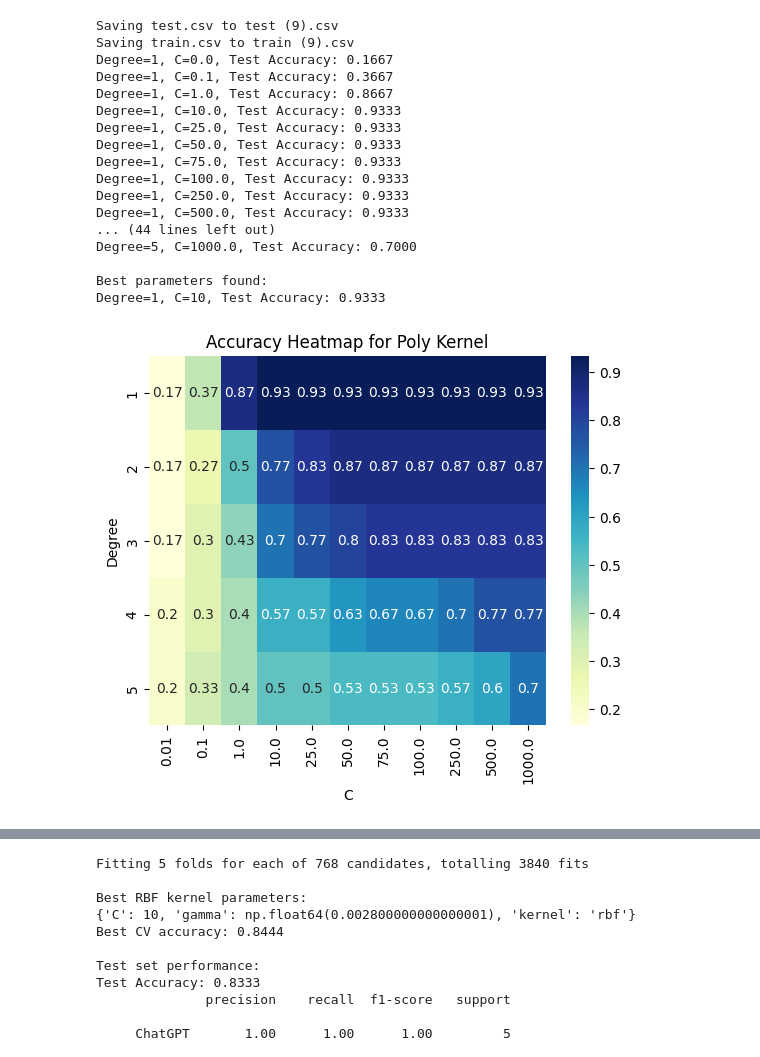
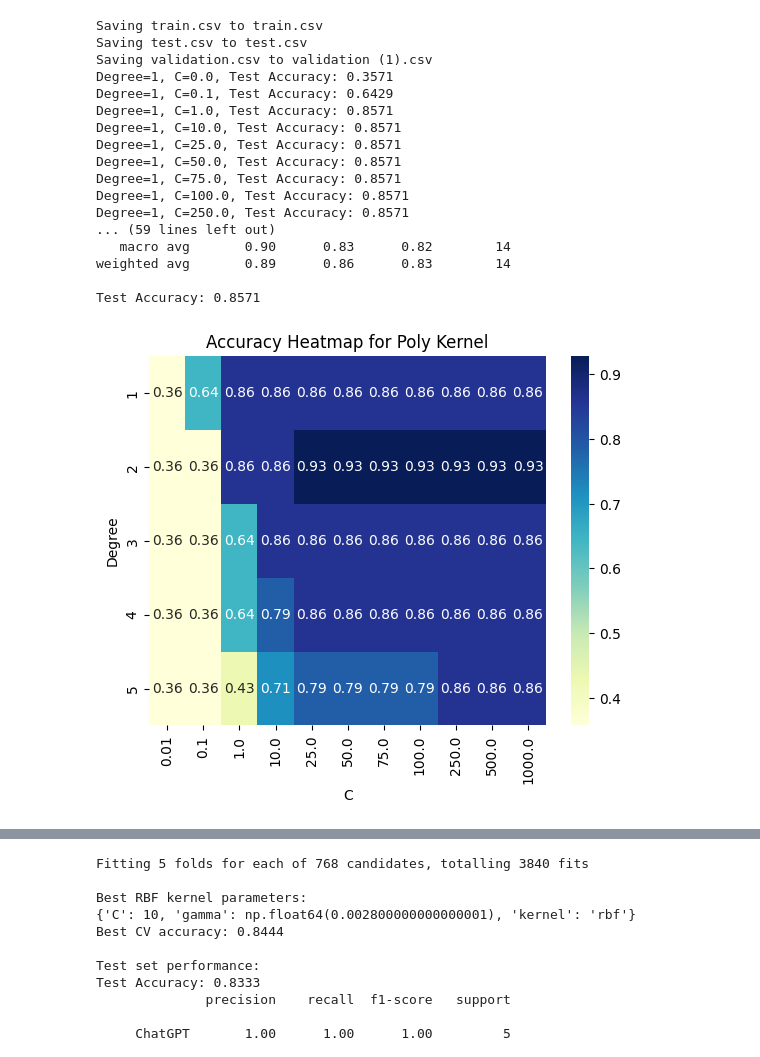
Before and after one commit to DurinMMII/coll400, a Jupyter notebook: sortedData/Support_Vector_Model.ipynb, the cells around one changed output, grey strips where cells are left out. Drawn from its saved outputs; the diff is of its cells as text; code cells hidden in the pictures.

```diff
--- a/sortedData/Support_Vector_Model.ipynb
+++ b/sortedData/Support_Vector_Model.ipynb
@@ -24,12 +24,17 @@ data = pd.concat([train, test], axis=0)
 X = data.drop(columns=['Label'])
 y = data['Label']
 
-# Create a single train/test split
-X_train, X_test, y_train, y_test = train_test_split(X, y, test_size=0.4, random_state=123)
+# First, split into training+validation and test sets
+X_temp, X_test, y_temp, y_test = train_test_split(X, y, test_size=0.2, random_state=123, stratify=y)
+
+# Then split the temp (80%) into training and validation
+X_train, X_val, y_train, y_val = train_test_split(X_temp, y_temp, test_size=0.25, random_state=123, stratify=y_temp)
+# 0.25 x 0.8 = 0.2 ⇒ 60% train, 20% val, 20% test
 
 # Scale the data
 scaler = StandardScaler()
 X_train_scaled = scaler.fit_transform(X_train)
+X_val_scaled = scaler.transform(X_val)
 X_test_scaled = scaler.transform(X_test)
 
 # Initialize variables to track the best model and its accuracy
@@ -50,52 +55,63 @@ for degree in degree_range:
         model = SVC(kernel='poly', degree=degree, C=C, random_state=123)
 
         # Train the model on the scaled training data
         model.fit(X_train_scaled, y_train)
 
-        # Predict on the test set and calculate accuracy
-        y_pred = model.predict(X_test_scaled)
-        accuracy = accuracy_score(y_test, y_pred)
+        # Predict on the validation set and calculate accuracy
+        y_val_pred = model.predict(X_val_scaled)
+        accuracy = accuracy_score(y_val, y_val_pred)
+
 
         print(f"Degree={degree}, C={C:.1f}, Test Accuracy: {accuracy:.4f}")
 
         # Store the score
         scores.append([degree, C, accuracy])
 
         # Update the best parameters if current model is better
         if accuracy > best_accuracy:
             best_accuracy = accuracy
             best_params['degree'] = degree
             best_params['C'] = C
 
 # Output the best results
 print("\nBest parameters found:")
-print(f"Degree={best_params['degree']}, C={best_params['C']}, Test Accuracy: {best_accuracy:.4f}")
+print(f"Degree={degree}, C={C:.1f}, Validation Accuracy: {accuracy:.4f}")
+
+# Retrain best model on full training set
+final_model = SVC(kernel='poly', degree=best_params['degree'], C=best_params['C'], random_state=123)
+final_model.fit(X_train_scaled, y_train)
+
+# Test on held-out test set
+y_test_pred = final_model.predict(X_test_scaled)
+print("\nFinal model on TEST set:")
+print(classification_report(y_test, y_test_pred))
+print(f"Test Accuracy: {accuracy_score(y_test, y_test_pred):.4f}")
 
 # After collecting scores show heatmap of results for this kernel
 results = pd.DataFrame(scores, columns=['Degree', 'C', 'Accuracy'])
 # Use pivot_table if using pandas version < 1.1.0
 heatmap_data = results.pivot_table(index='Degree', columns='C', values='Accuracy')
 sns.heatmap(heatmap_data, annot=True, cmap='YlGnBu')
 plt.title('Accuracy Heatmap for Poly Kernel')
 plt.show()
 # %% [output]
 [interactive output not drawn]
-Saving test.csv to test (9).csv
-Saving train.csv to train (9).csv
-Degree=1, C=0.0, Test Accuracy: 0.1667
-Degree=1, C=0.1, Test Accuracy: 0.3667
-Degree=1, C=1.0, Test Accuracy: 0.8667
-Degree=1, C=10.0, Test Accuracy: 0.9333
-Degree=1, C=25.0, Test Accuracy: 0.9333
-Degree=1, C=50.0, Test Accuracy: 0.9333
-Degree=1, C=75.0, Test Accuracy: 0.9333
-Degree=1, C=100.0, Test Accuracy: 0.9333
-Degree=1, C=250.0, Test Accuracy: 0.9333
-Degree=1, C=500.0, Test Accuracy: 0.9333
-... (44 lines left out)
-Degree=5, C=1000.0, Test Accuracy: 0.7000
+Saving train.csv to train.csv
+Saving test.csv to test.csv
+Saving validation.csv to validation (1).csv
+Degree=1, C=0.0, Test Accuracy: 0.3571
+Degree=1, C=0.1, Test Accuracy: 0.6429
+Degree=1, C=1.0, Test Accuracy: 0.8571
+Degree=1, C=10.0, Test Accuracy: 0.8571
+Degree=1, C=25.0, Test Accuracy: 0.8571
+Degree=1, C=50.0, Test Accuracy: 0.8571
+Degree=1, C=75.0, Test Accuracy: 0.8571
+Degree=1, C=100.0, Test Accuracy: 0.8571
+Degree=1, C=250.0, Test Accuracy: 0.8571
+... (59 lines left out)
+   macro avg       0.90      0.83      0.82        14
+weighted avg       0.89      0.86      0.83        14
 
-Best parameters found:
-Degree=1, C=10, Test Accuracy: 0.9333
+Test Accuracy: 0.8571
-[figure, old version]
+[figure, new version]
 # %%
```
Also changed, not shown: parts of 9 cells of this notebook.
